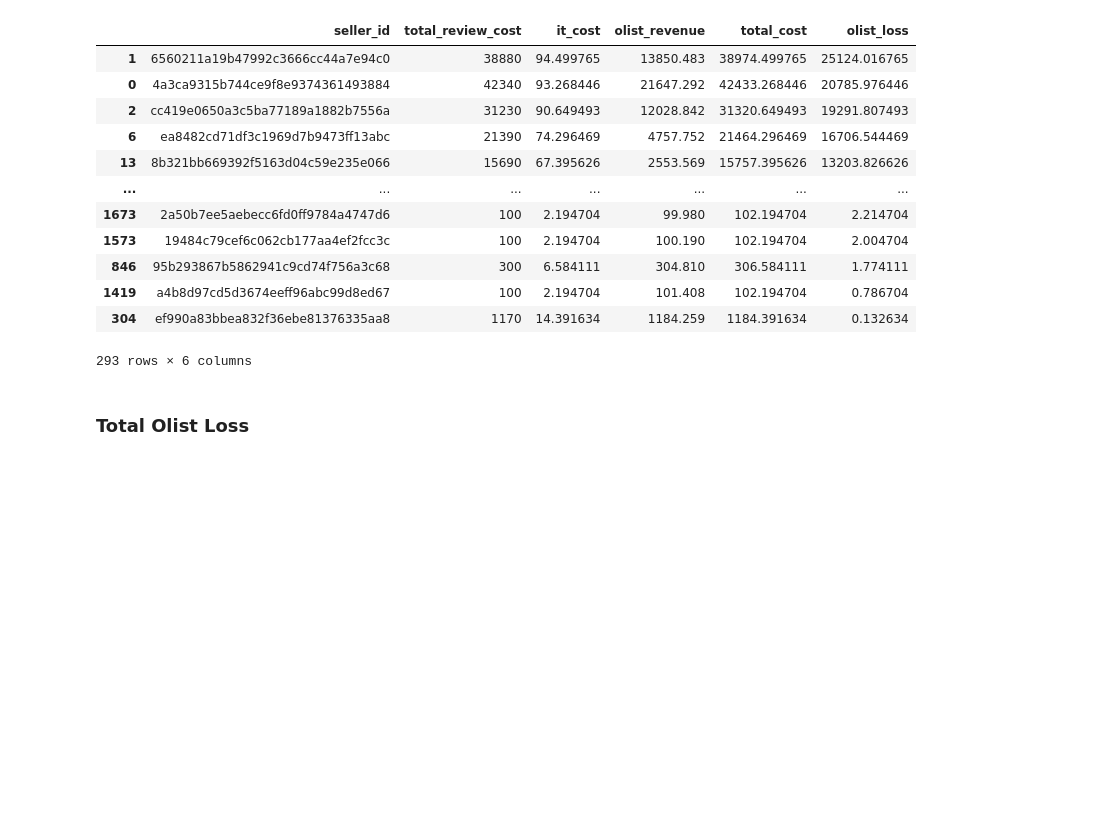
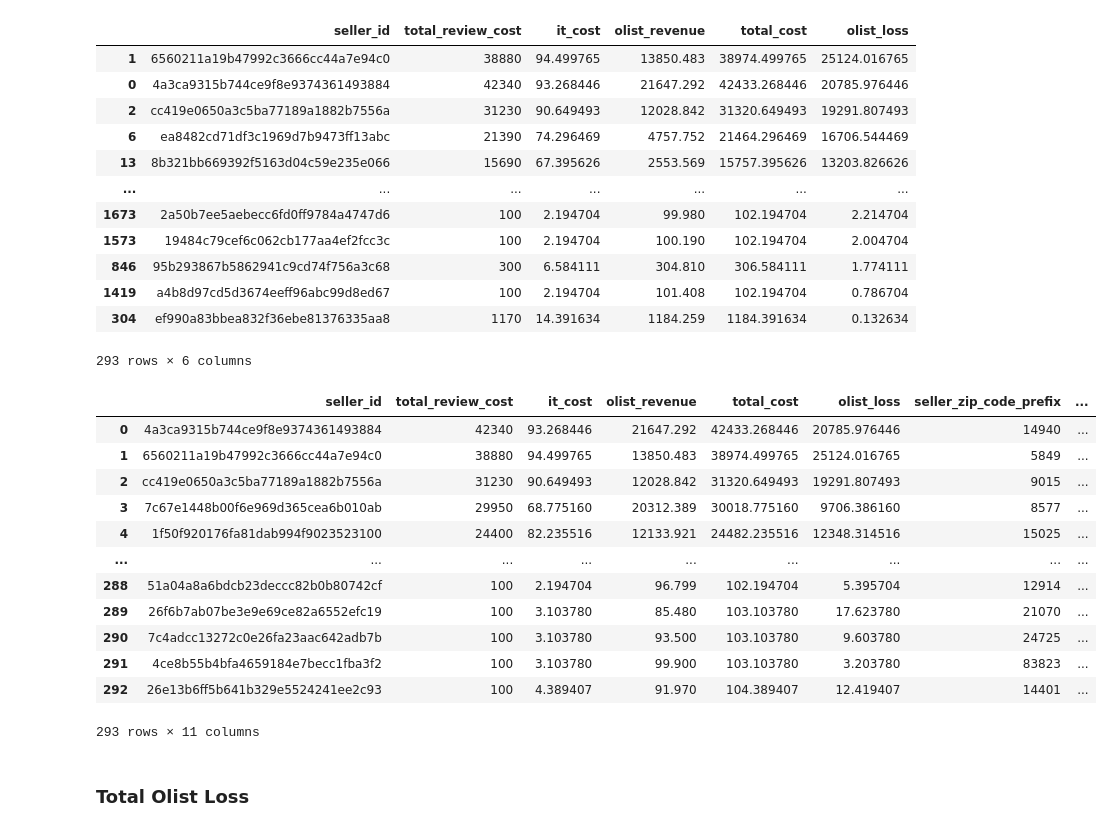
Before and after one commit to moe221/olist_ceo_request, a Jupyter notebook: notebooks/ceo_request.ipynb, the cells around one changed output. Saved outputs shown, nothing was run; the diff lists cells and outputs as text; code cells hidden in the pictures; blank space fills up the shorter version.

```diff
--- a/notebooks/ceo_request.ipynb
+++ b/notebooks/ceo_request.ipynb
@@ -115,3 +129,7 @@ tmp = order_item.merge(order_data, on="order_id")\
             [["order_id", "seller_id", "order_approved_at", "date_first_sale", "price"]]
 # %%
 tmp["order_approved_at"] = pd.to_datetime(tmp["order_approved_at"])
+# %%
+tmp["date"] = tmp["order_approved_at"].dt.date
+tmp = tmp.groupby("date").sum()
+tmp.head(1)
@@ -313,6 +340,42 @@ bad_sellers.sort_values("olist_loss", ascending=False)
 | 1419 | a4b8d97cd5d3674eeff96abc99d8ed67 | 100 | 2.194704 | 101.408 | 102.194704 | 0.786704 |
 | 304 | ef990a83bbea832f36ebe81376335aa8 | 1170 | 14.391634 | 1184.259 | 1184.391634 | 0.132634 |
 293 rows × 6 columns
+# %%
+## Plot bad sellers on map
+# Since one zip code can map to multiple (lat, lng), take the first one
+geo = Olist().get_data()['geolocation']
+geo = geo.groupby('geolocation_zip_code_prefix',
+                  as_index=False).first()
+
+# Select sellers and customers
+sellers = Olist().get_data()['sellers']
+
+# Merge geo_location for sellers
+sellers_mask_columns = ['seller_id', 'seller_zip_code_prefix',
+                        'seller_city', 'seller_state',
+                        'geolocation_lat', 'geolocation_lng']
+
+sellers_geo = sellers.merge(geo,
+                            how='left',
+                            left_on='seller_zip_code_prefix',
+                            right_on='geolocation_zip_code_prefix')[sellers_mask_columns]
+# %%
+bad_sellers = bad_sellers.merge(sellers_geo, on="seller_id")
+bad_sellers
+# %% [output]
+|  | seller_id | total_review_cost | it_cost | olist_revenue | total_cost | olist_loss | seller_zip_code_prefix | ... |
+| 0 | 4a3ca9315b744ce9f8e9374361493884 | 42340 | 93.268446 | 21647.292 | 42433.268446 | 20785.976446 | 14940 | ... |
+| 1 | 6560211a19b47992c3666cc44a7e94c0 | 38880 | 94.499765 | 13850.483 | 38974.499765 | 25124.016765 | 5849 | ... |
+| 2 | cc419e0650a3c5ba77189a1882b7556a | 31230 | 90.649493 | 12028.842 | 31320.649493 | 19291.807493 | 9015 | ... |
+| 3 | 7c67e1448b00f6e969d365cea6b010ab | 29950 | 68.775160 | 20312.389 | 30018.775160 | 9706.386160 | 8577 | ... |
+| 4 | 1f50f920176fa81dab994f9023523100 | 24400 | 82.235516 | 12133.921 | 24482.235516 | 12348.314516 | 15025 | ... |
+| ... | ... | ... | ... | ... | ... | ... | ... | ... |
+| 288 | 51a04a8a6bdcb23deccc82b0b80742cf | 100 | 2.194704 | 96.799 | 102.194704 | 5.395704 | 12914 | ... |
+| 289 | 26f6b7ab07be3e9e69ce82a6552efc19 | 100 | 3.103780 | 85.480 | 103.103780 | 17.623780 | 21070 | ... |
+| 290 | 7c4adcc13272c0e26fa23aac642adb7b | 100 | 3.103780 | 93.500 | 103.103780 | 9.603780 | 24725 | ... |
+| 291 | 4ce8b55b4bfa4659184e7becc1fba3f2 | 100 | 3.103780 | 99.900 | 103.103780 | 3.203780 | 83823 | ... |
+| 292 | 26e13b6ff5b641b329e5524241ee2c93 | 100 | 4.389407 | 91.970 | 104.389407 | 12.419407 | 14401 | ... |
+293 rows × 11 columns
 # %% [markdown]
 ### Total Olist Loss
 # %%
```
Also changed, not shown: parts of 9 cells of this notebook.
